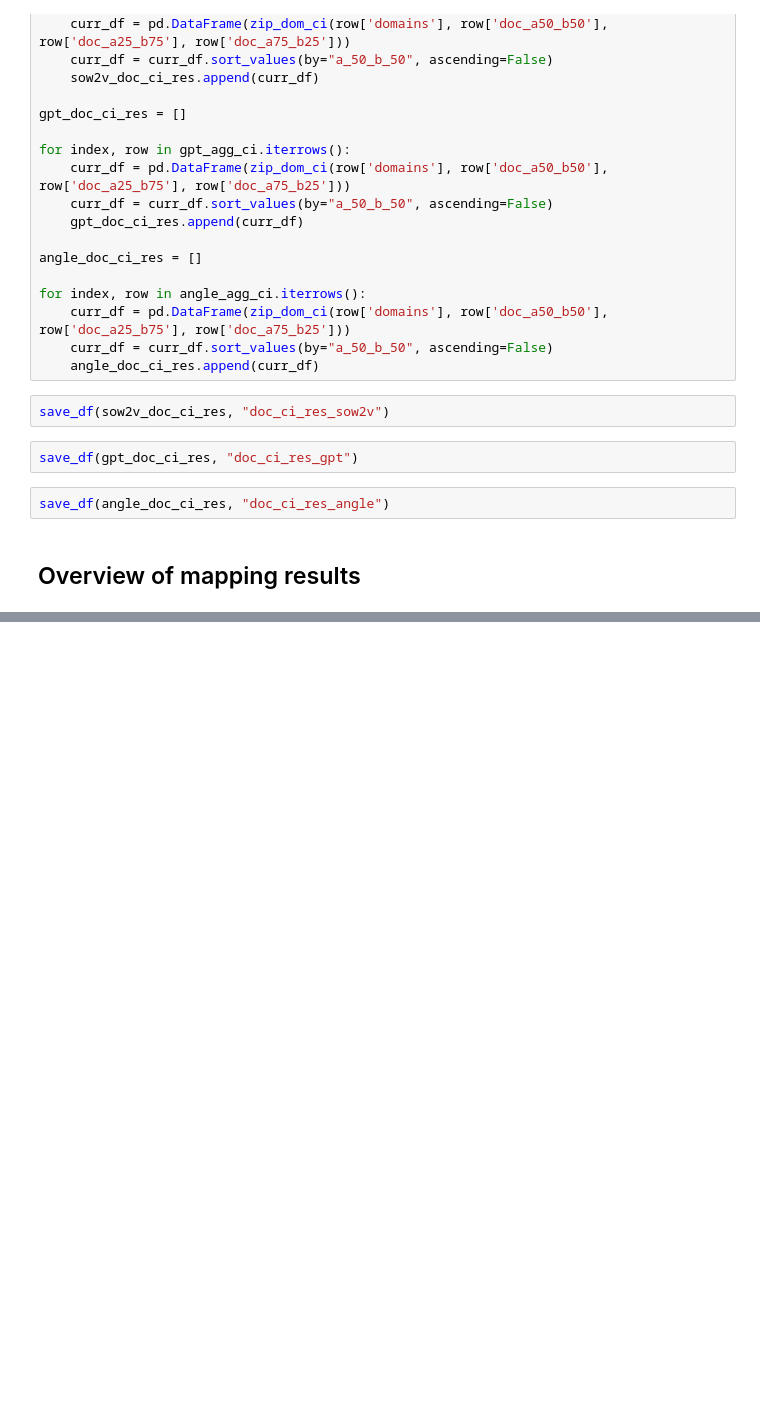
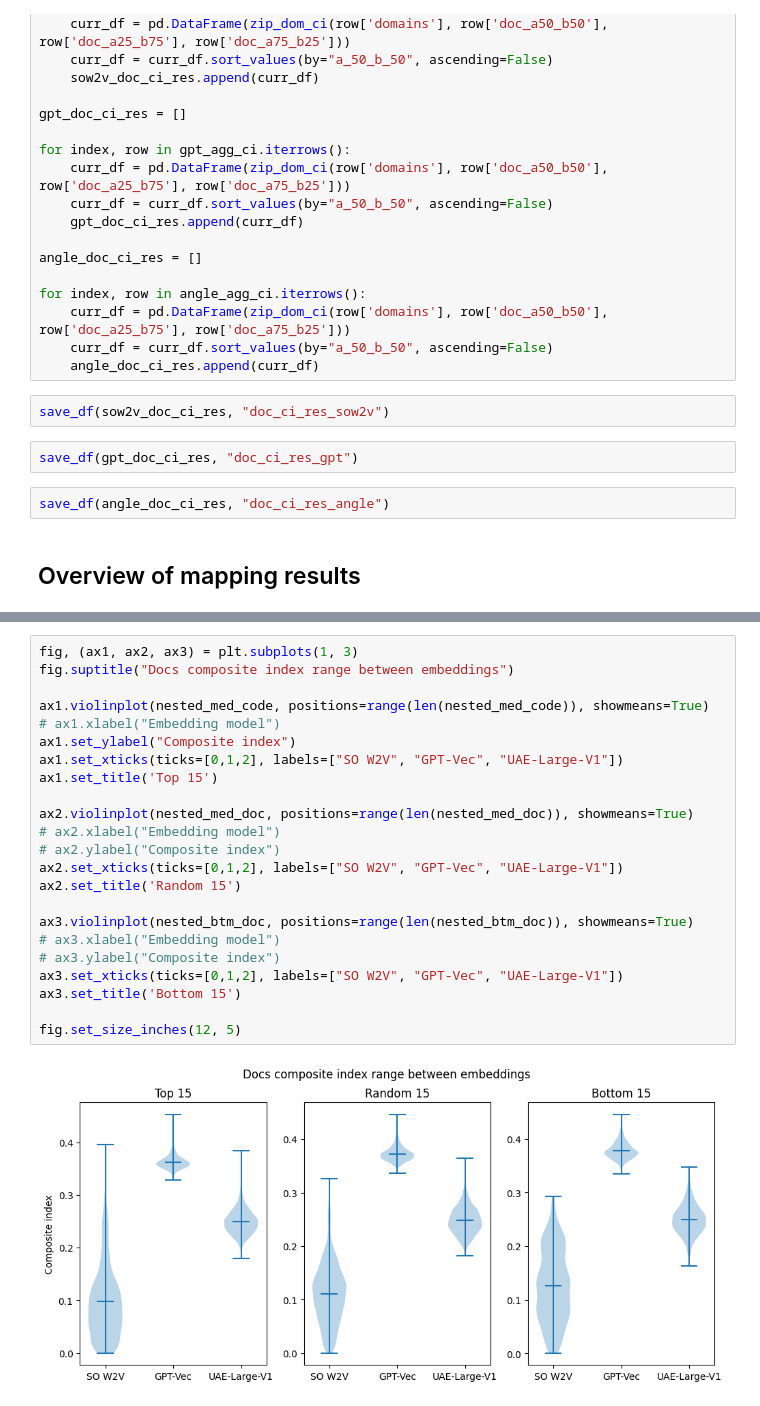
Before and after one commit to zakipauzi/concept-domain-coverage, a Jupyter notebook: 3_mapping.ipynb, the cells around one changed output, grey strips where cells are left out. Drawn from its saved outputs; the diff is of its cells as text; blank space fills up the shorter version.

```diff
--- a/3_mapping.ipynb
+++ b/3_mapping.ipynb
@@ -669,0 +834,25 @@ save_df(angle_doc_ci_res, "doc_ci_res_angle")
+# %%
+fig, (ax1, ax2, ax3) = plt.subplots(1, 3)
+fig.suptitle("Docs composite index range between embeddings")
+
+ax1.violinplot(nested_med_code, positions=range(len(nested_med_code)), showmeans=True)
+# ax1.xlabel("Embedding model")
+ax1.set_ylabel("Composite index")
+ax1.set_xticks(ticks=[0,1,2], labels=["SO W2V", "GPT-Vec", "UAE-Large-V1"])
+ax1.set_title('Top 15')
+
+ax2.violinplot(nested_med_doc, positions=range(len(nested_med_doc)), showmeans=True)
+# ax2.xlabel("Embedding model")
+# ax2.ylabel("Composite index")
+ax2.set_xticks(ticks=[0,1,2], labels=["SO W2V", "GPT-Vec", "UAE-Large-V1"])
+ax2.set_title('Random 15')
+
+ax3.violinplot(nested_btm_doc, positions=range(len(nested_btm_doc)), showmeans=True)
+# ax3.xlabel("Embedding model")
+# ax3.ylabel("Composite index")
+ax3.set_xticks(ticks=[0,1,2], labels=["SO W2V", "GPT-Vec", "UAE-Large-V1"])
+ax3.set_title('Bottom 15')
+
+fig.set_size_inches(12, 5)
+# %% [output]
+[figure, added]
```
Also changed, not shown: parts of 9 cells of this notebook, 4 other files.
